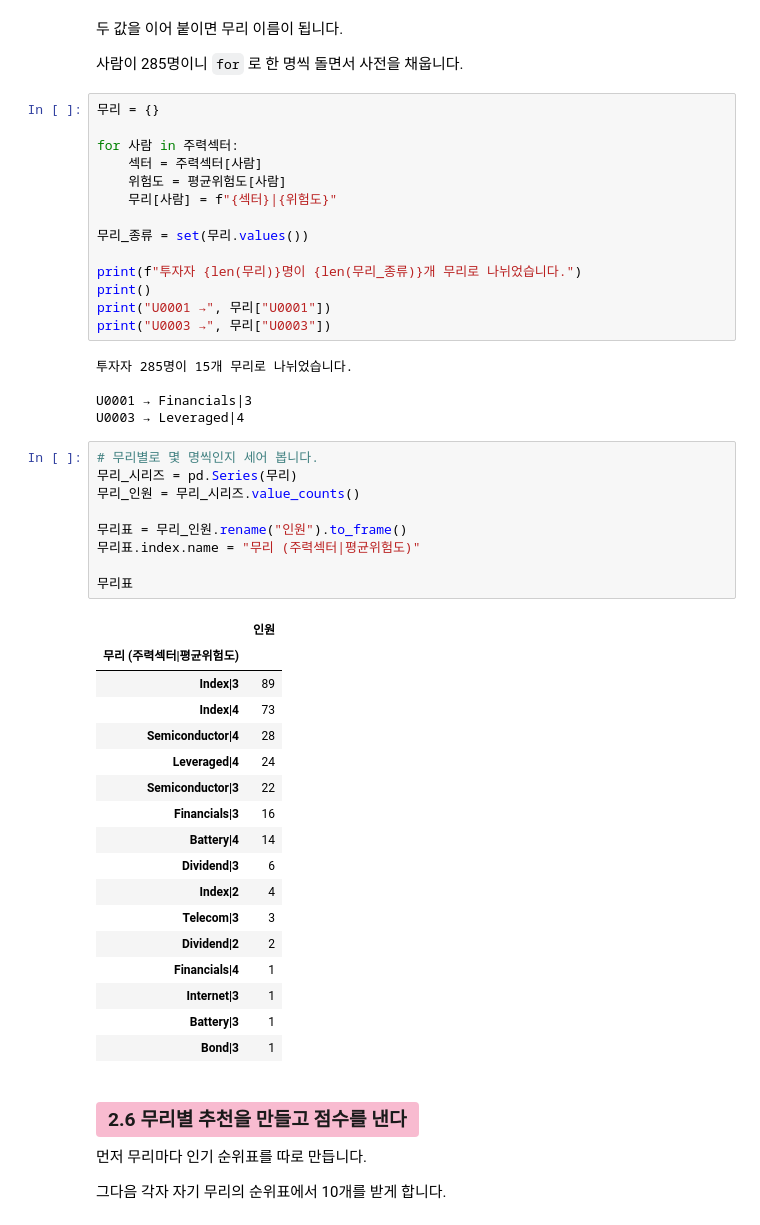
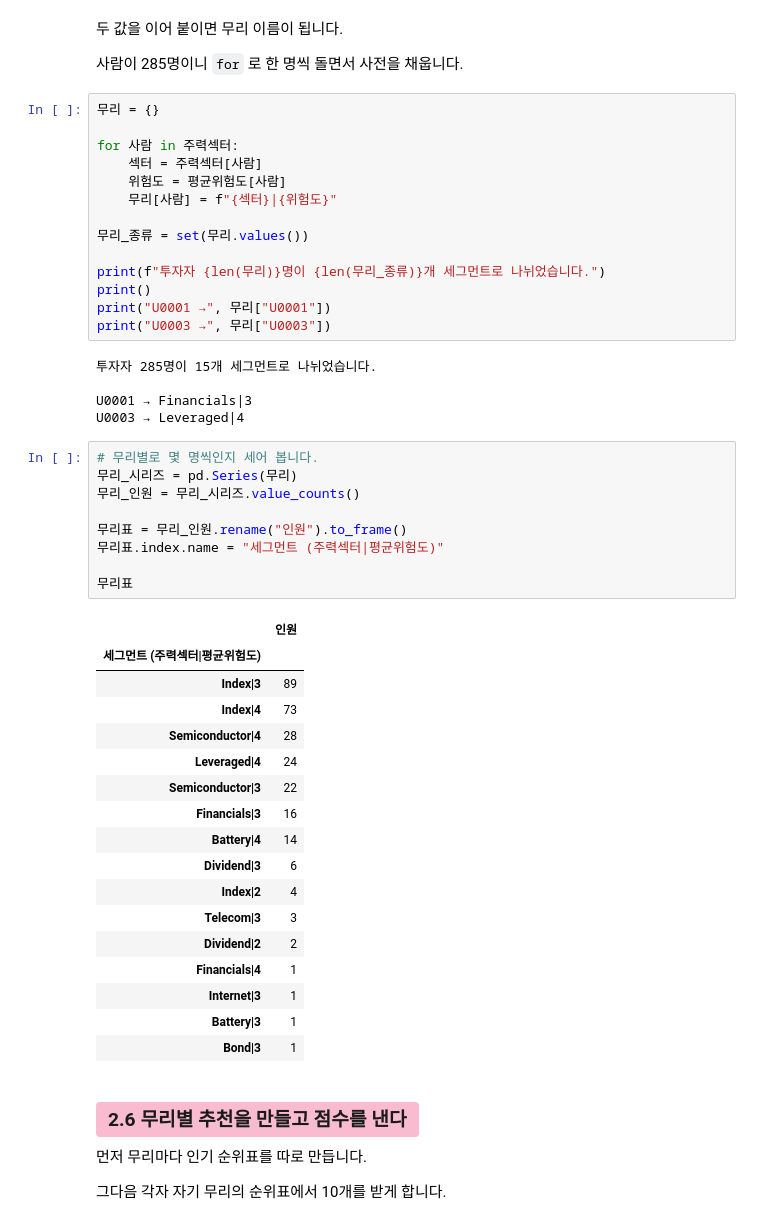
Before and after one commit to welovecherry/recsys, a Jupyter notebook: notebooks/02_rules_metrics.ipynb, the cells around one changed output. Cells and saved outputs as stored; diff of their text form.

```diff
--- a/notebooks/02_rules_metrics.ipynb
+++ b/notebooks/02_rules_metrics.ipynb
@@ -393,27 +396,27 @@ for 사람 in 주력섹터:
 
 무리_종류 = set(무리.values())
 
-print(f"투자자 {len(무리)}명이 {len(무리_종류)}개 무리로 나뉘었습니다.")
+print(f"투자자 {len(무리)}명이 {len(무리_종류)}개 세그먼트로 나뉘었습니다.")
 print()
 print("U0001 →", 무리["U0001"])
 print("U0003 →", 무리["U0003"])
 # %% [output]
-투자자 285명이 15개 무리로 나뉘었습니다.
+투자자 285명이 15개 세그먼트로 나뉘었습니다.
 
 U0001 → Financials|3
 U0003 → Leveraged|4
 # %%
 # 무리별로 몇 명씩인지 세어 봅니다.
 무리_시리즈 = pd.Series(무리)
 무리_인원 = 무리_시리즈.value_counts()
 
 무리표 = 무리_인원.rename("인원").to_frame()
-무리표.index.name = "무리 (주력섹터|평균위험도)"
+무리표.index.name = "세그먼트 (주력섹터|평균위험도)"
 
 무리표
 # %% [output]
 |  | 인원 |
-| 무리 (주력섹터|평균위험도) |  |
+| 세그먼트 (주력섹터|평균위험도) |  |
 | Index|3 | 89 |
 | Index|4 | 73 |
 | Semiconductor|4 | 28 |
```
Also changed, not shown: parts of 10 cells of this notebook.
